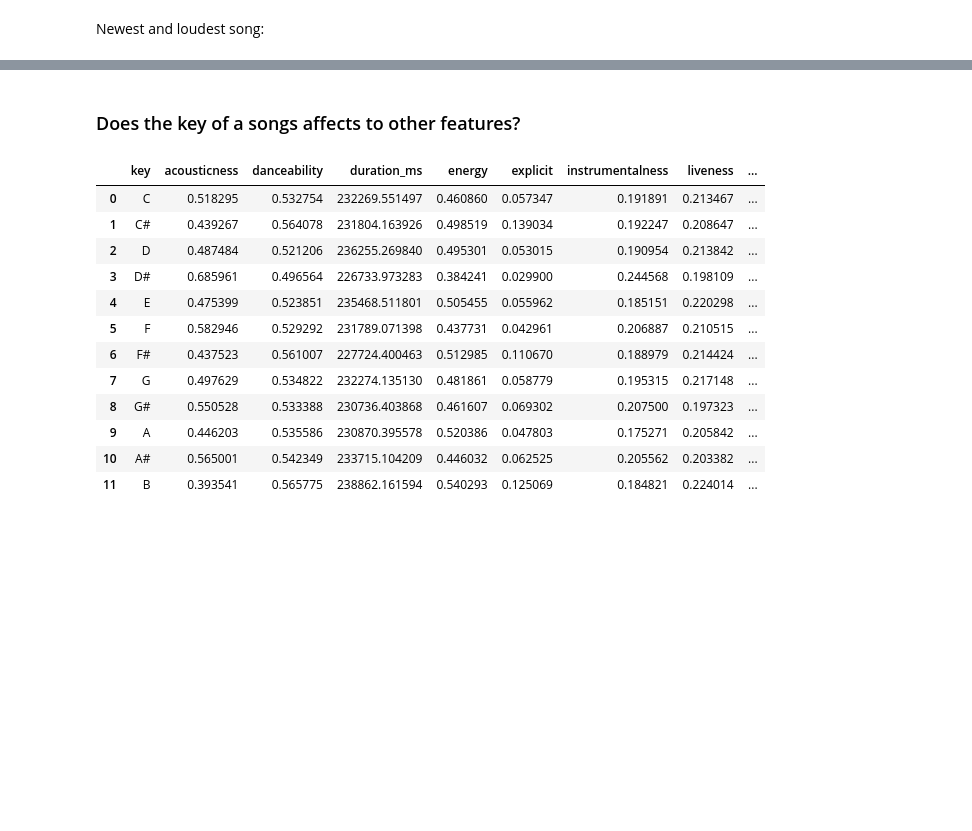
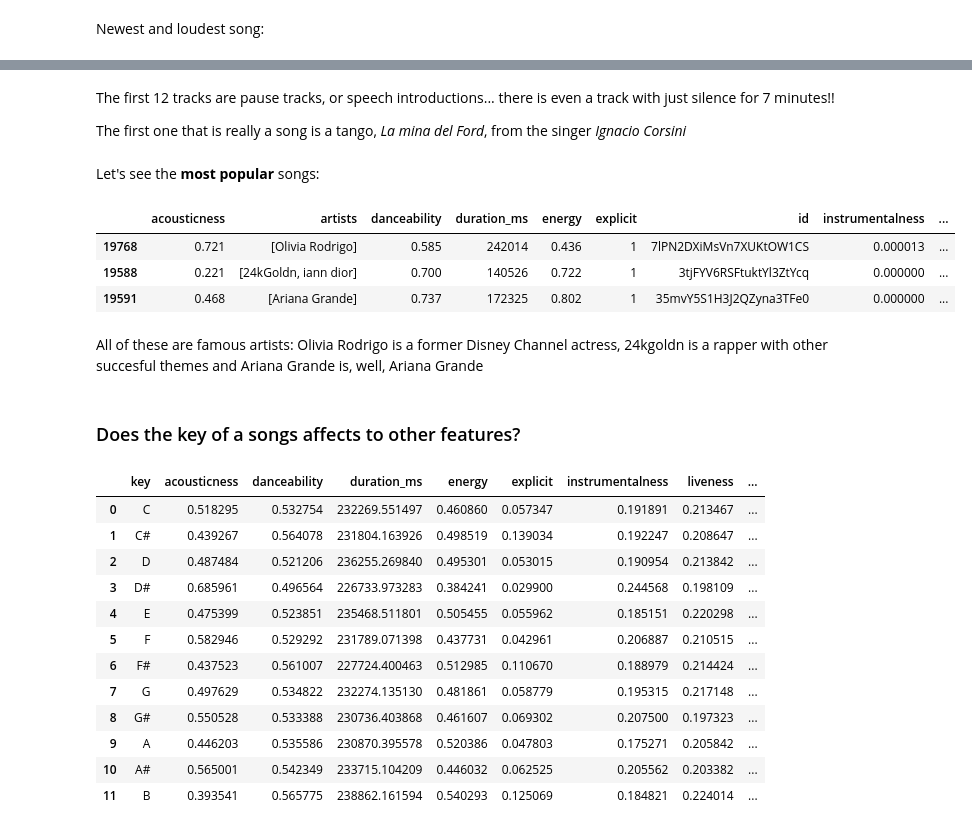
Before and after one commit to AntoniaVillarino/spotify, a Jupyter notebook: Spotify_analysis.ipynb, the cells around one changed output, grey strips where cells are left out. Drawn from its saved outputs; the diff is of its cells as text; code cells hidden in the pictures; blank space fills up the shorter version.

```diff
--- a/Spotify_analysis.ipynb
+++ b/Spotify_analysis.ipynb
@@ -305,3 +264,18 @@ Name: 19865, dtype: object
+# %% [markdown]
+The first 12 tracks are pause tracks, or speech introductions... there is even a track with just silence for 7 minutes!!
+
+The first one that is really a song is a tango, *La mina del Ford*, from the singer *Ignacio Corsini*
+# %% [markdown]
+Let's see the **most popular** songs:
+# %%
+df[df['popularity']> 95].sort_values(by='popularity', ascending=False)
+# %% [output]
+|  | acousticness | artists | danceability | duration_ms | energy | explicit | id | instrumentalness | ... |
+| 19768 | 0.721 | [Olivia Rodrigo] | 0.585 | 242014 | 0.436 | 1 | 7lPN2DXiMsVn7XUKtOW1CS | 0.000013 | ... |
+| 19588 | 0.221 | [24kGoldn, iann dior] | 0.700 | 140526 | 0.722 | 1 | 3tjFYV6RSFtuktYl3ZtYcq | 0.000000 | ... |
+| 19591 | 0.468 | [Ariana Grande] | 0.737 | 172325 | 0.802 | 1 | 35mvY5S1H3J2QZyna3TFe0 | 0.000000 | ... |
+# %% [markdown]
+All of these are famous artists: Olivia Rodrigo is a former Disney Channel actress, 24kgoldn is a rapper with other succesful themes and Ariana Grande is, well, Ariana Grande
 # %% [markdown]
 ### Does the key of a songs affects to other features?
 # %%
```
Also changed, not shown: parts of 29 cells of this notebook.
